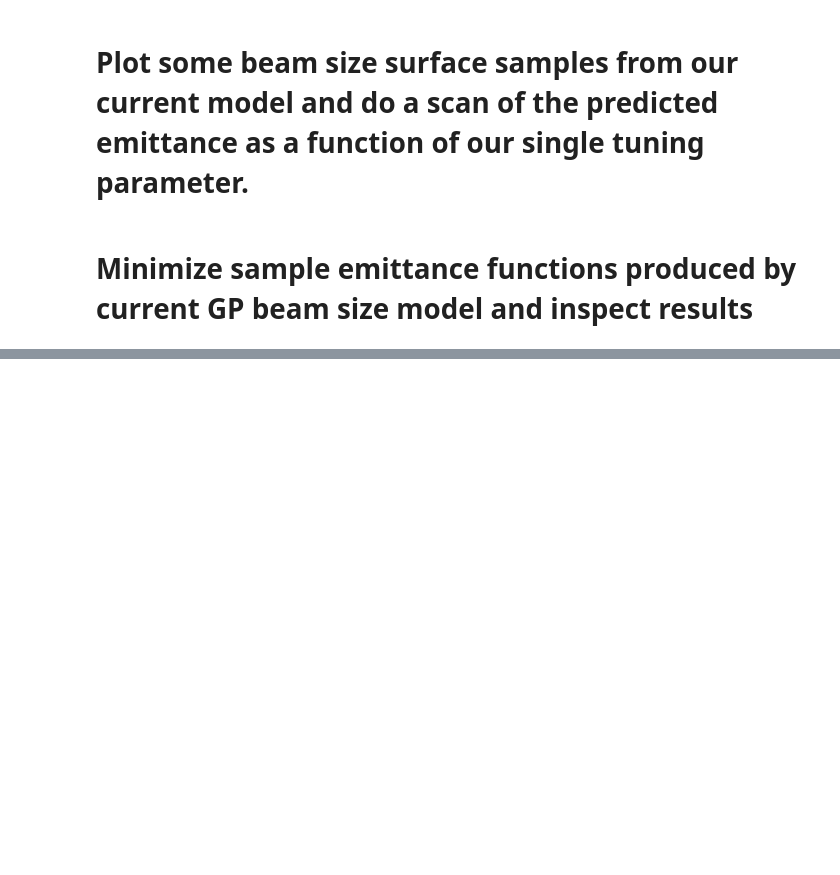
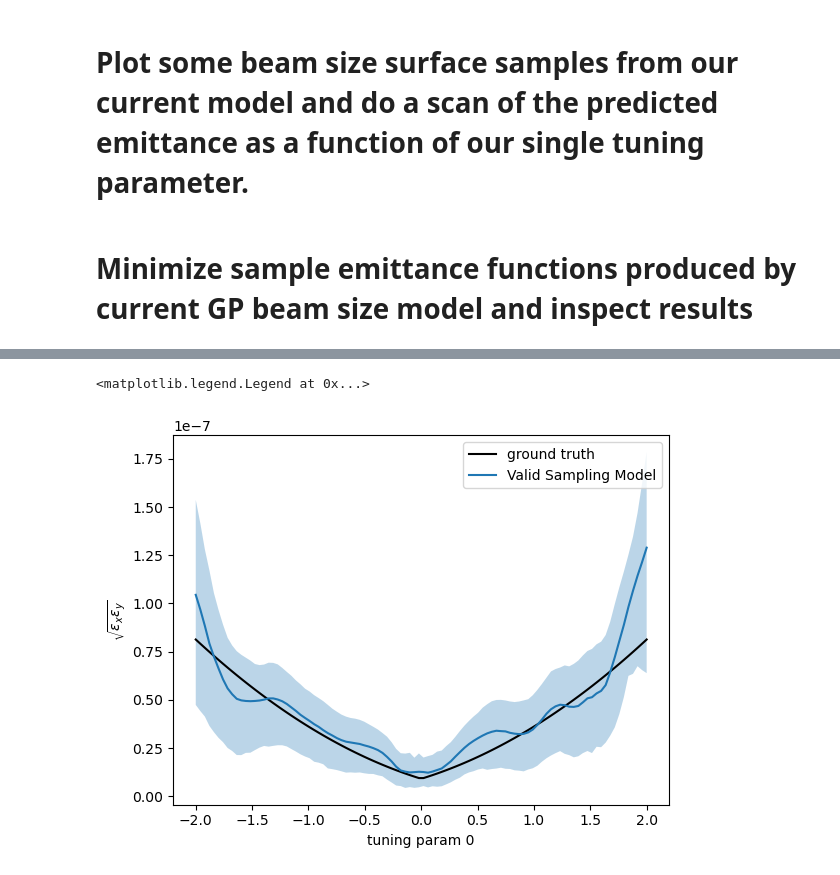
Before and after one commit to roussel-ryan/emitopt, a Jupyter notebook: examples/bax-emittance-xy-minimization-toy-model.ipynb, the cells around one changed output, grey strips where cells are left out. Cells and saved outputs as stored; diff of their text form; code cells hidden in the pictures; blank space fills up the shorter version.

Commit message:
Add valid sampling function for geometric mean of XY emittance.

```diff
--- a/examples/bax-emittance-xy-minimization-toy-model.ipynb
+++ b/examples/bax-emittance-xy-minimization-toy-model.ipynb
@@ -229,7 +229,8 @@ algo_kwargs = {
         'n_samples': n_samples,
         'meas_dim': meas_dim,
         'n_steps_measurement_param': 11,
-        'n_steps_exe_paths':  11}
+        'n_steps_exe_paths':  11,
+        'scipy_options': {'gtol':1.e-8}}
 algo = ScipyMinimizeEmittanceXY(**algo_kwargs)
 
 #construct BAX generator
@@ -601,7 +602,7 @@ if ndim==2:
 # %%
 #select sample result
 
-sid = 0 #sample index to examine
+sid = 5 #sample index to examine
 
 # X_tuned = X_sample_opt[sid].reshape(1,-1)
 X_tuned = optimizer.generator.algorithm_results['x_stars'][sid:sid+1, :]
@@ -814,0 +729,33 @@ tensor([[ 1.0000,  1.0000],
+# %%
+from emitopt.utils import get_valid_geo_mean_emittance_samples_thick_quad
+
+emit_mean, emit_lower, emit_upper = torch.tensor([]), torch.tensor([]), torch.tensor([])
+for i in range(len(X_tuning_scan)):
+    emit_valid, svr = get_valid_geo_mean_emittance_samples_thick_quad(
+        model=bax_model,
+        scale_factor=optimizer.generator.algorithm.scale_factor,
+        q_len=optimizer.generator.algorithm.q_len,
+        distance=optimizer.generator.algorithm.distance,
+        x_tuning=X_tuning_scan[i:i+1],
+        domain=optimizer.generator.vocs.bounds.T,
+        meas_dim=meas_dim,
+        n_samples=10000,
+        n_steps_quad_scan=10,
+        visualize=False,
+    )
+    mean = emit_valid.mean()
+    lower = torch.quantile(emit_valid, q=0.025)
+    upper = torch.quantile(emit_valid, q=0.975)
+    emit_mean = torch.cat((emit_mean, torch.tensor([mean])))
+    emit_lower = torch.cat((emit_lower, torch.tensor([lower])))
+    emit_upper = torch.cat((emit_upper, torch.tensor([upper])))
+
+plt.plot(ls, 9.033454852412253e-09 * (1+ls.abs())**2, c='k', label='ground truth')
+plt.plot(ls, emit_mean*1.e-6, label='Valid Sampling Model')
+plt.fill_between(ls, emit_lower*1.e-6, emit_upper*1.e-6, alpha=0.3)
+plt.xlabel('tuning param ' + str(scan_dim))
+plt.ylabel('$\sqrt{\epsilon_x\epsilon_y}$')
+plt.legend()
+# %% [output]
+<matplotlib.legend.Legend at 0x...>
+[figure, added]
```
Also changed, not shown: parts of 28 cells of this notebook, 1 other file.
